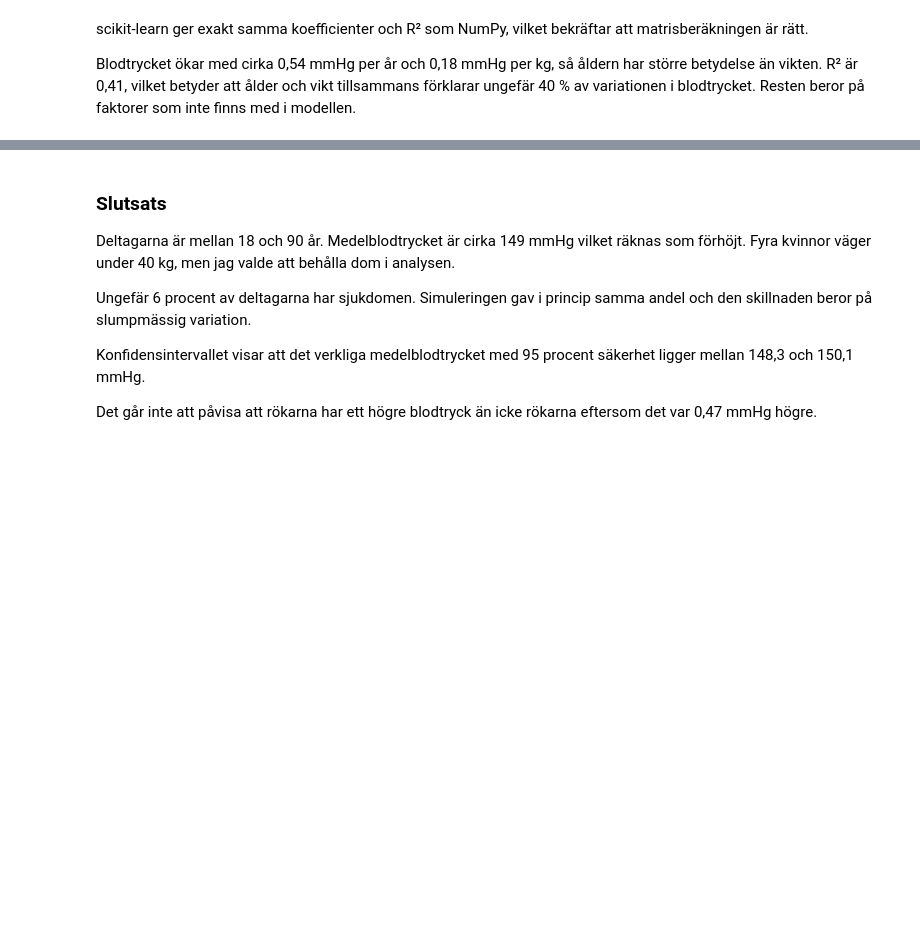
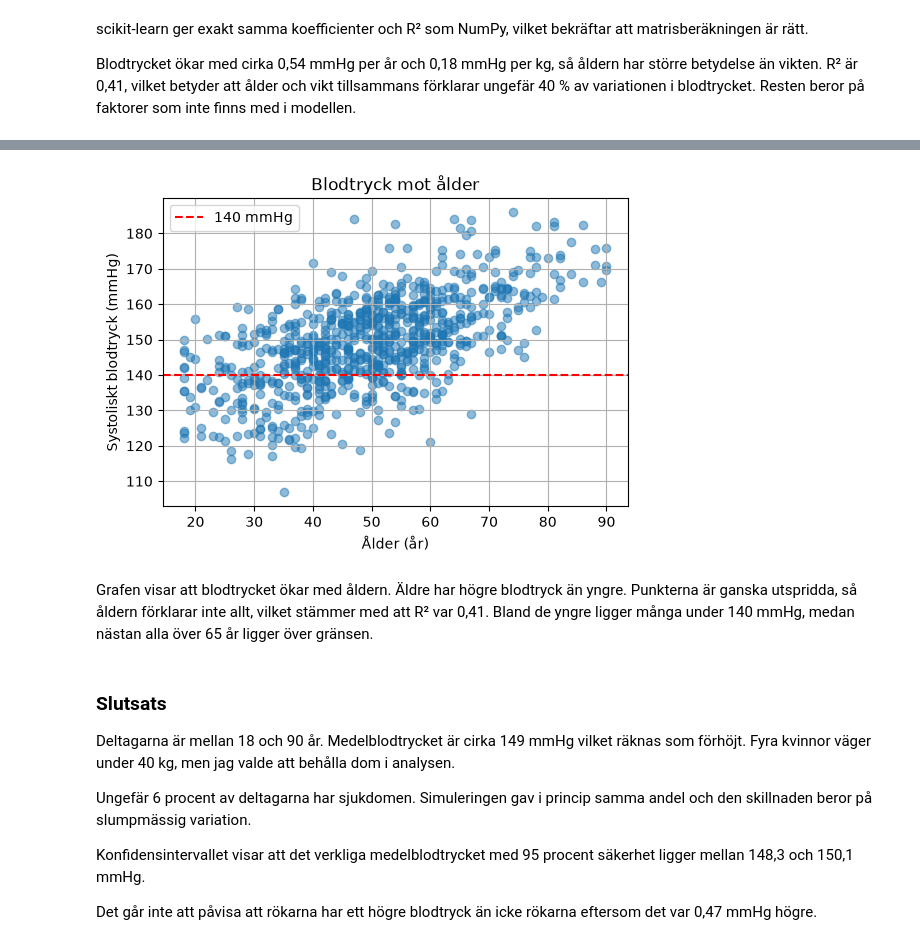
Before and after one commit to belminalic1/Healthstudy, a Jupyter notebook: analysis.ipynb, the cells around one changed output, grey strips where cells are left out. Drawn from its saved outputs; the diff is of its cells as text; code cells hidden in the pictures; blank space fills up the shorter version.

```diff
--- a/analysis.ipynb
+++ b/analysis.ipynb
@@ -347,3 +350,18 @@ Resten beror på faktorer som inte finns med i modellen.
+# %%
+plt.figure(figsize=(6, 4))
+plt.scatter(df["age"], df["systolic_bp"], alpha=0.5)
+plt.axhline(140, color="red", linestyle="--", label="140 mmHg")
+plt.xlabel("Ålder (år)")
+plt.ylabel("Systoliskt blodtryck (mmHg)")
+plt.title("Blodtryck mot ålder")
+plt.legend()
+plt.grid(True)
+plt.show()
+# %% [output]
+[figure, added]
+# %% [markdown]
+Grafen visar att blodtrycket ökar med åldern. Äldre har högre blodtryck än yngre. Punkterna är ganska utspridda, så åldern förklarar inte allt, vilket stämmer med att R² var 0,41.
+Bland de yngre ligger många under 140 mmHg, medan nästan alla över 65 år ligger över gränsen.
 # %% [markdown]
 ### Slutsats
 
```
Also changed, not shown: parts of 1 cell of this notebook, 3 other files.
